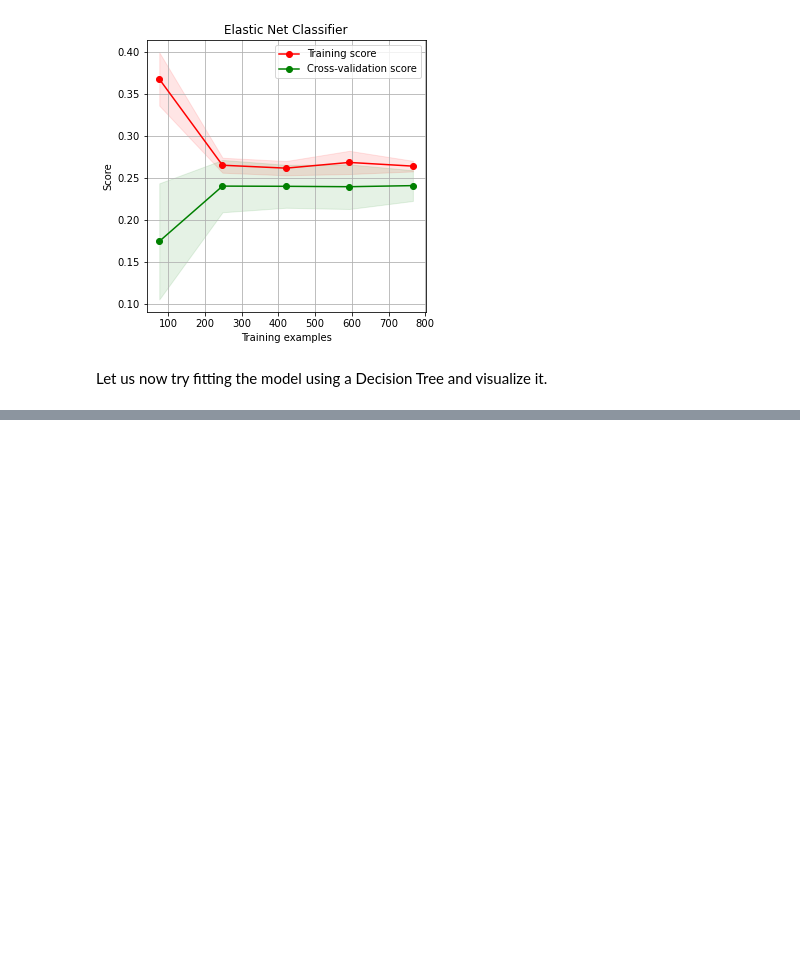
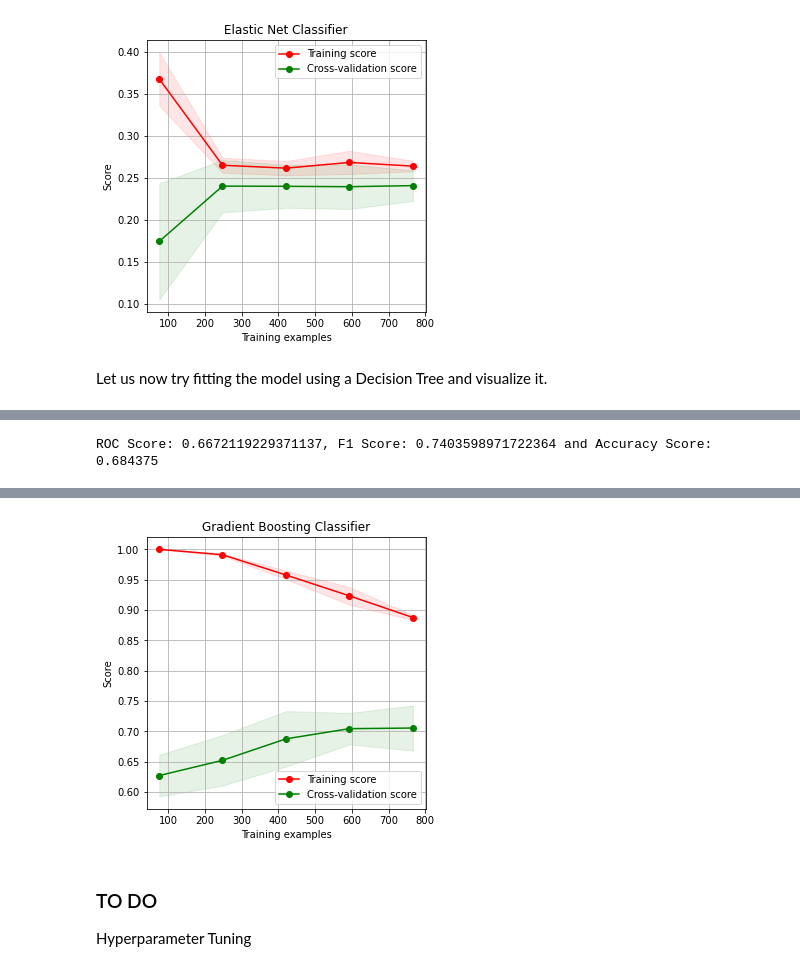
Before and after one commit to nishant-nayak/nba-prediction, a Jupyter notebook: data_modelling.ipynb, the cells around one changed output, grey strips where cells are left out. Saved outputs shown, nothing was run; the diff lists cells and outputs as text; code cells hidden in the pictures; blank space fills up the shorter version.

```diff
--- a/data_modelling.ipynb
+++ b/data_modelling.ipynb
@@ -166,0 +222,14 @@ plt.show()
+# %%
+model9 = GradientBoostingClassifier(random_state=0)
+model9.fit(train_X, train_y)
+preds9 = model9.predict(test_X)
+
+roc_9 = roc_auc_score(test_y, preds9)
+f1_9 = f1_score(test_y, preds9)
+score_9 = model9.score(test_X, test_y)
+
+print(f'ROC Score: {roc_9}, F1 Score: {f1_9} and Accuracy Score: {score_9}')
+
+plot_learning_curve(model9, 'Gradient Boosting Classifier', train_X, train_y)
+# %% [output]
+ROC Score: 0.6672119229371137, F1 Score: 0.7403598971722364 and Accuracy Score: 0.684375
@@ -166,0 +237,4 @@ plt.show()
+[figure, added]
+# %% [markdown]
+### TO DO
+Hyperparameter Tuning
```
Also changed, not shown: parts of 9 cells of this notebook.
